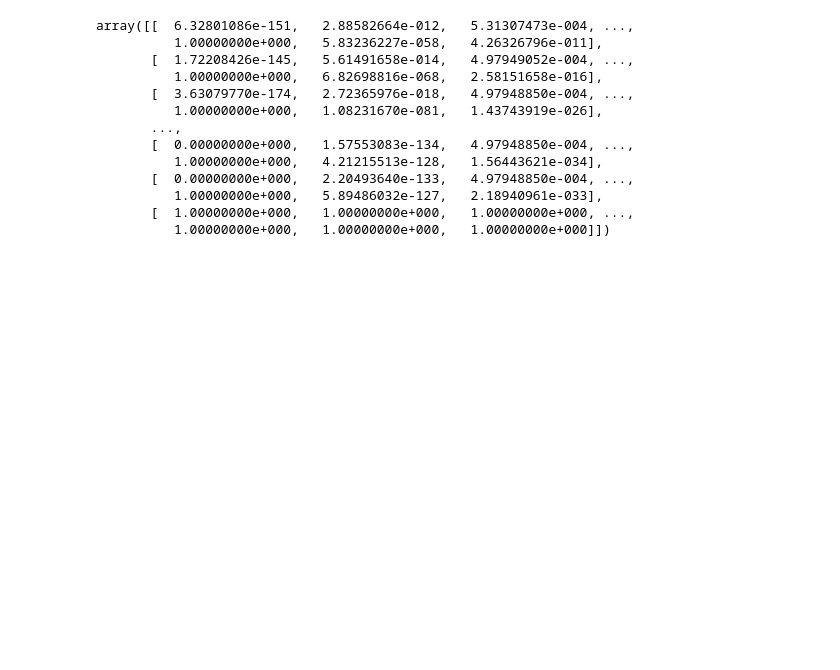
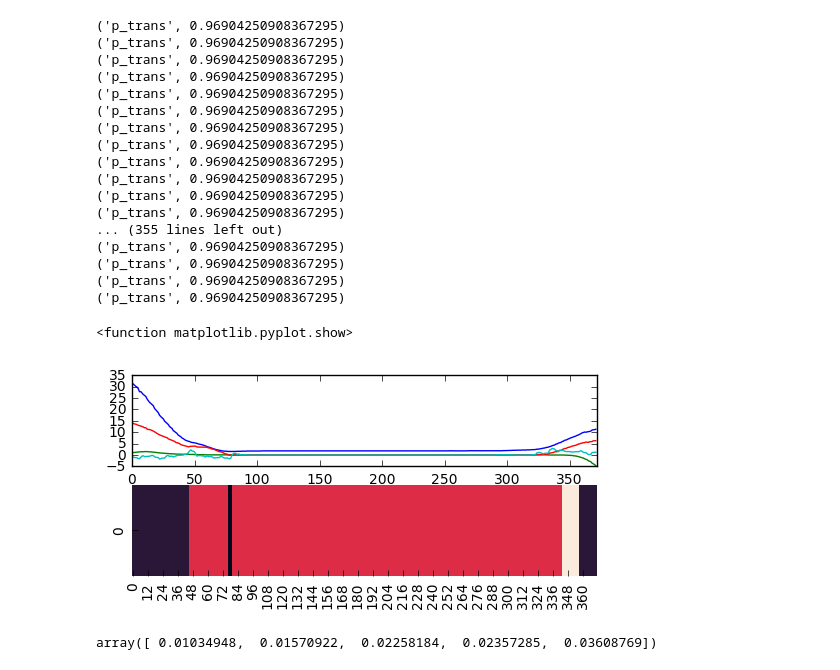
Before and after one commit to MoonBlvd/Sticky-HDP-HMM, a Jupyter notebook: hmm.ipynb, the cells around one changed output. Cells and saved outputs as stored; diff of their text form; code cells hidden in the pictures; blank space fills up the shorter version.

```diff
--- a/hmm.ipynb
+++ b/hmm.ipynb
@@ -248,16 +258,34 @@ plt.show
-# %%
-np.reshape(np.sum(hmm.alpha*hmm.beta,axis=1),(self.n,1))
-# %% [output]
-array([[  6.32801086e-151,   2.88582664e-012,   5.31307473e-004, ...,
-          1.00000000e+000,   5.83236227e-058,   4.26326796e-011],
-       [  1.72208426e-145,   5.61491658e-014,   4.97949052e-004, ...,
-          1.00000000e+000,   6.82698816e-068,   2.58151658e-016],
-       [  3.63079770e-174,   2.72365976e-018,   4.97948850e-004, ...,
-          1.00000000e+000,   1.08231670e-081,   1.43743919e-026],
-       ...,
-       [  0.00000000e+000,   1.57553083e-134,   4.97948850e-004, ...,
-          1.00000000e+000,   4.21215513e-128,   1.56443621e-034],
-       [  0.00000000e+000,   2.20493640e-133,   4.97948850e-004, ...,
-          1.00000000e+000,   5.89486032e-127,   2.18940961e-033],
-       [  1.00000000e+000,   1.00000000e+000,   1.00000000e+000, ...,
-          1.00000000e+000,   1.00000000e+000,   1.00000000e+000]])
+# %%
+hmm.test(test_data)
+plt.figure(3)
+plt.subplot(311)
+plt.plot(range(test_data.shape[0]),test_data)
+plt.xlim([0,test_data.shape[0]])
+plt.subplot(312)
+sns.heatmap(np.reshape(hmm.test_states,(1,test_data.shape[0])), cbar=False)
+plt.show
+# %% [output]
+('p_trans', 0.96904250908367295)
+('p_trans', 0.96904250908367295)
+('p_trans', 0.96904250908367295)
+('p_trans', 0.96904250908367295)
+('p_trans', 0.96904250908367295)
+('p_trans', 0.96904250908367295)
+('p_trans', 0.96904250908367295)
+('p_trans', 0.96904250908367295)
+('p_trans', 0.96904250908367295)
+('p_trans', 0.96904250908367295)
+('p_trans', 0.96904250908367295)
+('p_trans', 0.96904250908367295)
+... (355 lines left out)
+('p_trans', 0.96904250908367295)
+('p_trans', 0.96904250908367295)
+('p_trans', 0.96904250908367295)
+('p_trans', 0.96904250908367295)
+<function matplotlib.pyplot.show>
+[figure, added]
+# %%
+state_change_idx = np.where(np.array(hmm.test_trans_list)<0.9)[0]
+np.array(hmm.test_trans_list)[state_change_idx]
+# %% [output]
+array([ 0.01034948,  0.01570922,  0.02258184,  0.02357285,  0.03608769])
```
Also changed, not shown: parts of 6 cells of this notebook, 2 other files.
